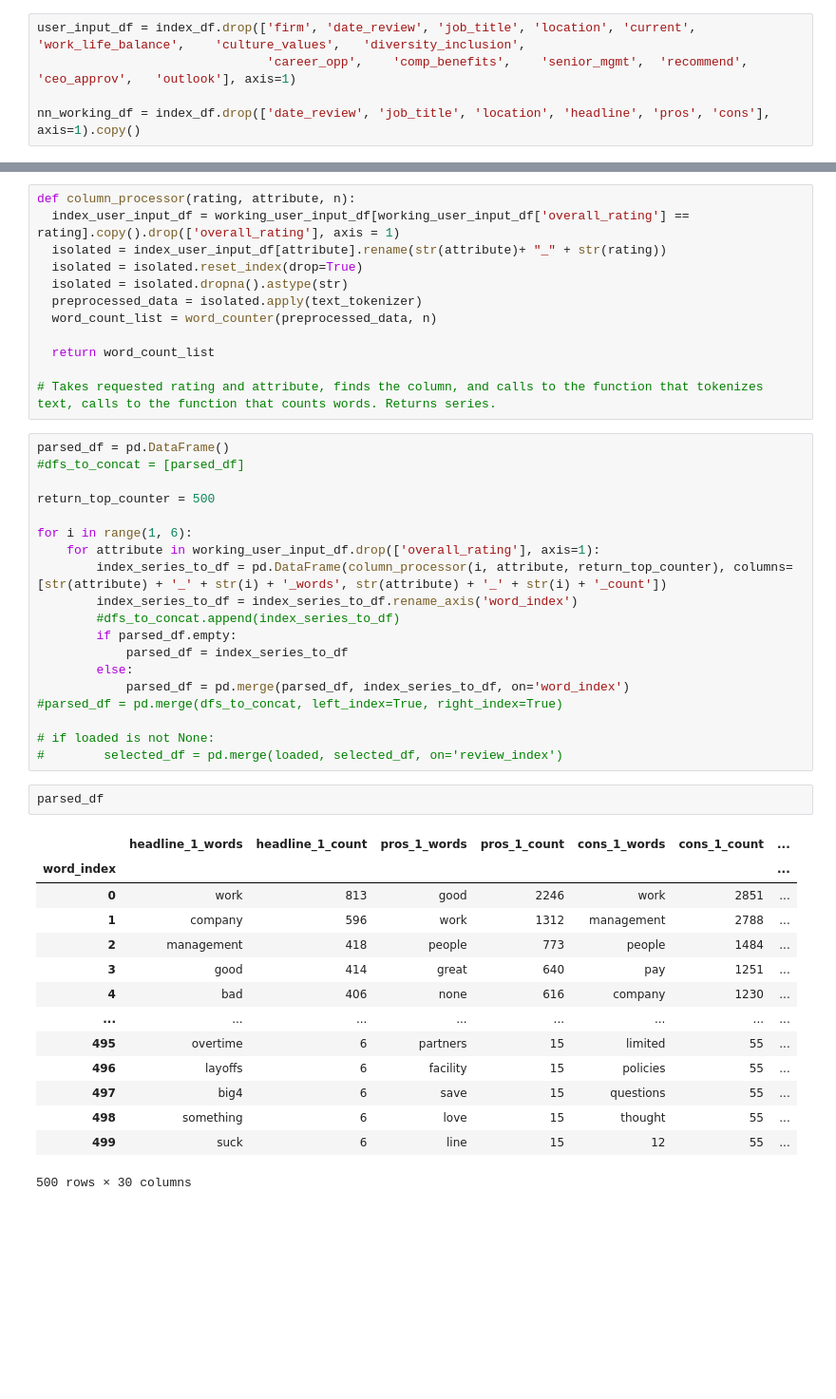
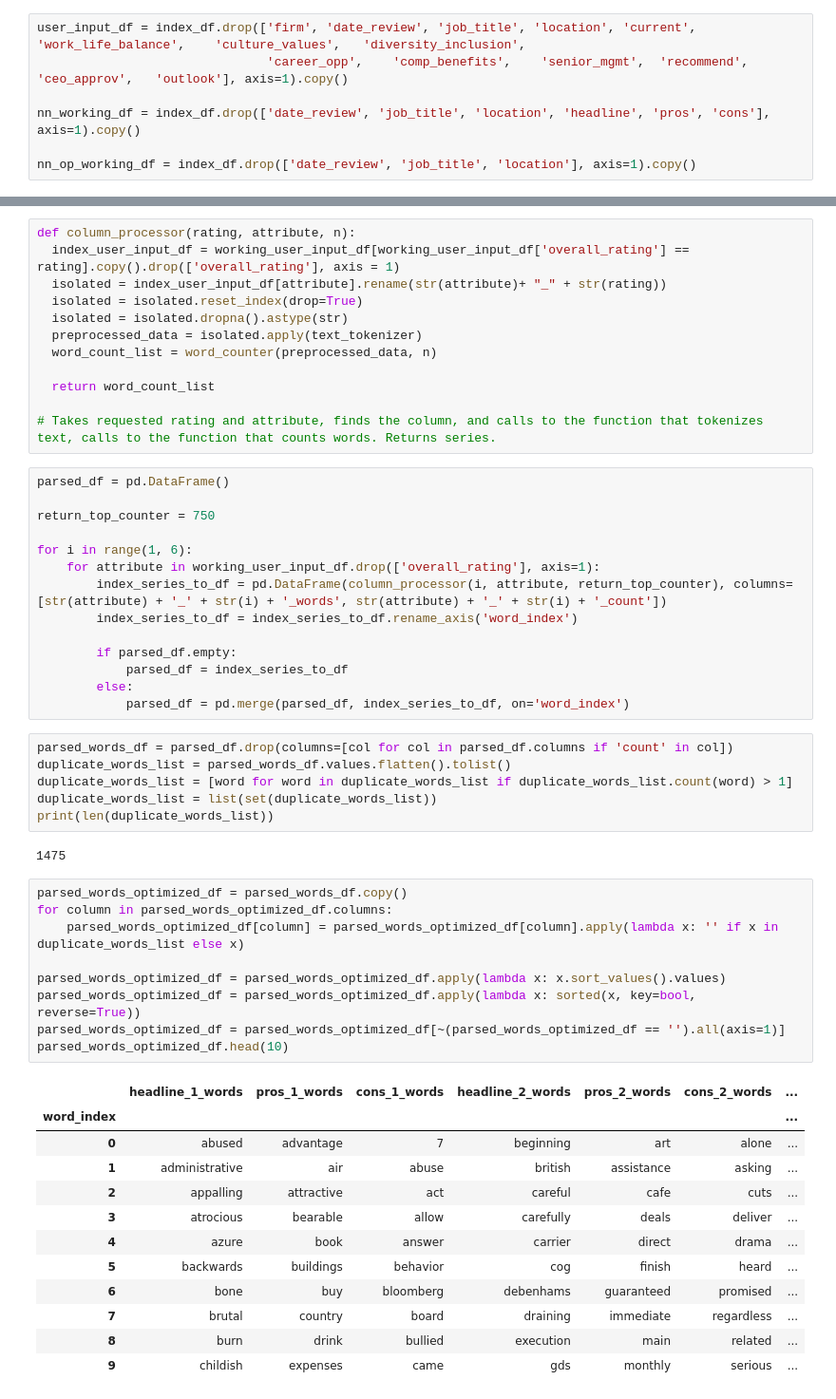
Before and after one commit to mlister3/job_satisfaction_neural_network, a Jupyter notebook: neural_network_predicting_job_happiness.ipynb, the cells around one changed output, grey strips where cells are left out. Shown at 95% size. Saved outputs shown, nothing was run; the diff lists cells and outputs as text; blank space fills up the shorter version.

Commit message:
word processing ongoing

```diff
--- a/neural_network_predicting_job_happiness.ipynb
+++ b/neural_network_predicting_job_happiness.ipynb
@@ -62,6 +60,8 @@ if load_world_happiness_report == True:
     WHR_df = pd.read_csv("https://www.dropbox.com/s/jyr4e7fleevrb1s/WHR2023.csv?dl=1")
 # %%
 user_input_df = index_df.drop(['firm', 'date_review', 'job_title', 'location', 'current',	'work_life_balance',	'culture_values',	'diversity_inclusion',
-                               'career_opp',	'comp_benefits',	'senior_mgmt',	'recommend',	'ceo_approv',	'outlook'], axis=1)
+                               'career_opp',	'comp_benefits',	'senior_mgmt',	'recommend',	'ceo_approv',	'outlook'], axis=1).copy()
 
 nn_working_df = index_df.drop(['date_review', 'job_title', 'location', 'headline', 'pros', 'cons'], axis=1).copy()
+
+nn_op_working_df = index_df.drop(['date_review', 'job_title', 'location'], axis=1).copy()
@@ -505,37 +350,45 @@ def column_processor(rating, attribute, n):
 # Takes requested rating and attribute, finds the column, and calls to the function that tokenizes text, calls to the function that counts words. Returns series.
 # %%
 parsed_df = pd.DataFrame()
-#dfs_to_concat = [parsed_df]
 
-return_top_counter = 500
+return_top_counter = 750
 
 for i in range(1, 6):
     for attribute in working_user_input_df.drop(['overall_rating'], axis=1):
         index_series_to_df = pd.DataFrame(column_processor(i, attribute, return_top_counter), columns=[str(attribute) + '_' + str(i) + '_words', str(attribute) + '_' + str(i) + '_count'])
         index_series_to_df = index_series_to_df.rename_axis('word_index')
-        #dfs_to_concat.append(index_series_to_df)
+
         if parsed_df.empty:
             parsed_df = index_series_to_df
         else:
             parsed_df = pd.merge(parsed_df, index_series_to_df, on='word_index')
-#parsed_df = pd.merge(dfs_to_concat, left_index=True, right_index=True)
-
-# if loaded is not None:
-#        selected_df = pd.merge(loaded, selected_df, on='review_index')
-# %%
-parsed_df
-# %% [output]
-|  | headline_1_words | headline_1_count | pros_1_words | pros_1_count | cons_1_words | cons_1_count | ... |
-| word_index |  |  |  |  |  |  | ... |
-| 0 | work | 813 | good | 2246 | work | 2851 | ... |
-| 1 | company | 596 | work | 1312 | management | 2788 | ... |
-| 2 | management | 418 | people | 773 | people | 1484 | ... |
-| 3 | good | 414 | great | 640 | pay | 1251 | ... |
-| 4 | bad | 406 | none | 616 | company | 1230 | ... |
-| ... | ... | ... | ... | ... | ... | ... | ... |
-| 495 | overtime | 6 | partners | 15 | limited | 55 | ... |
-| 496 | layoffs | 6 | facility | 15 | policies | 55 | ... |
-| 497 | big4 | 6 | save | 15 | questions | 55 | ... |
-| 498 | something | 6 | love | 15 | thought | 55 | ... |
-| 499 | suck | 6 | line | 15 | 12 | 55 | ... |
-500 rows × 30 columns
+# %%
+parsed_words_df = parsed_df.drop(columns=[col for col in parsed_df.columns if 'count' in col])
+duplicate_words_list = parsed_words_df.values.flatten().tolist()
+duplicate_words_list = [word for word in duplicate_words_list if duplicate_words_list.count(word) > 1]
+duplicate_words_list = list(set(duplicate_words_list))
+print(len(duplicate_words_list))
+# %% [output]
+1475
+# %%
+parsed_words_optimized_df = parsed_words_df.copy()
+for column in parsed_words_optimized_df.columns:
+    parsed_words_optimized_df[column] = parsed_words_optimized_df[column].apply(lambda x: '' if x in duplicate_words_list else x)
+
+parsed_words_optimized_df = parsed_words_optimized_df.apply(lambda x: x.sort_values().values)
+parsed_words_optimized_df = parsed_words_optimized_df.apply(lambda x: sorted(x, key=bool, reverse=True))
+parsed_words_optimized_df = parsed_words_optimized_df[~(parsed_words_optimized_df == '').all(axis=1)]
+parsed_words_optimized_df.head(10)
+# %% [output]
+|  | headline_1_words | pros_1_words | cons_1_words | headline_2_words | pros_2_words | cons_2_words | ... |
+| word_index |  |  |  |  |  |  | ... |
+| 0 | abused | advantage | 7 | beginning | art | alone | ... |
+| 1 | administrative | air | abuse | british | assistance | asking | ... |
+| 2 | appalling | attractive | act | careful | cafe | cuts | ... |
+| 3 | atrocious | bearable | allow | carefully | deals | deliver | ... |
+| 4 | azure | book | answer | carrier | direct | drama | ... |
+| 5 | backwards | buildings | behavior | cog | finish | heard | ... |
+| 6 | bone | buy | bloomberg | debenhams | guaranteed | promised | ... |
+| 7 | brutal | country | board | draining | immediate | regardless | ... |
+| 8 | burn | drink | bullied | execution | main | related | ... |
+| 9 | childish | expenses | came | gds | monthly | serious | ... |
```
Also changed, not shown: parts of 25 cells of this notebook.
